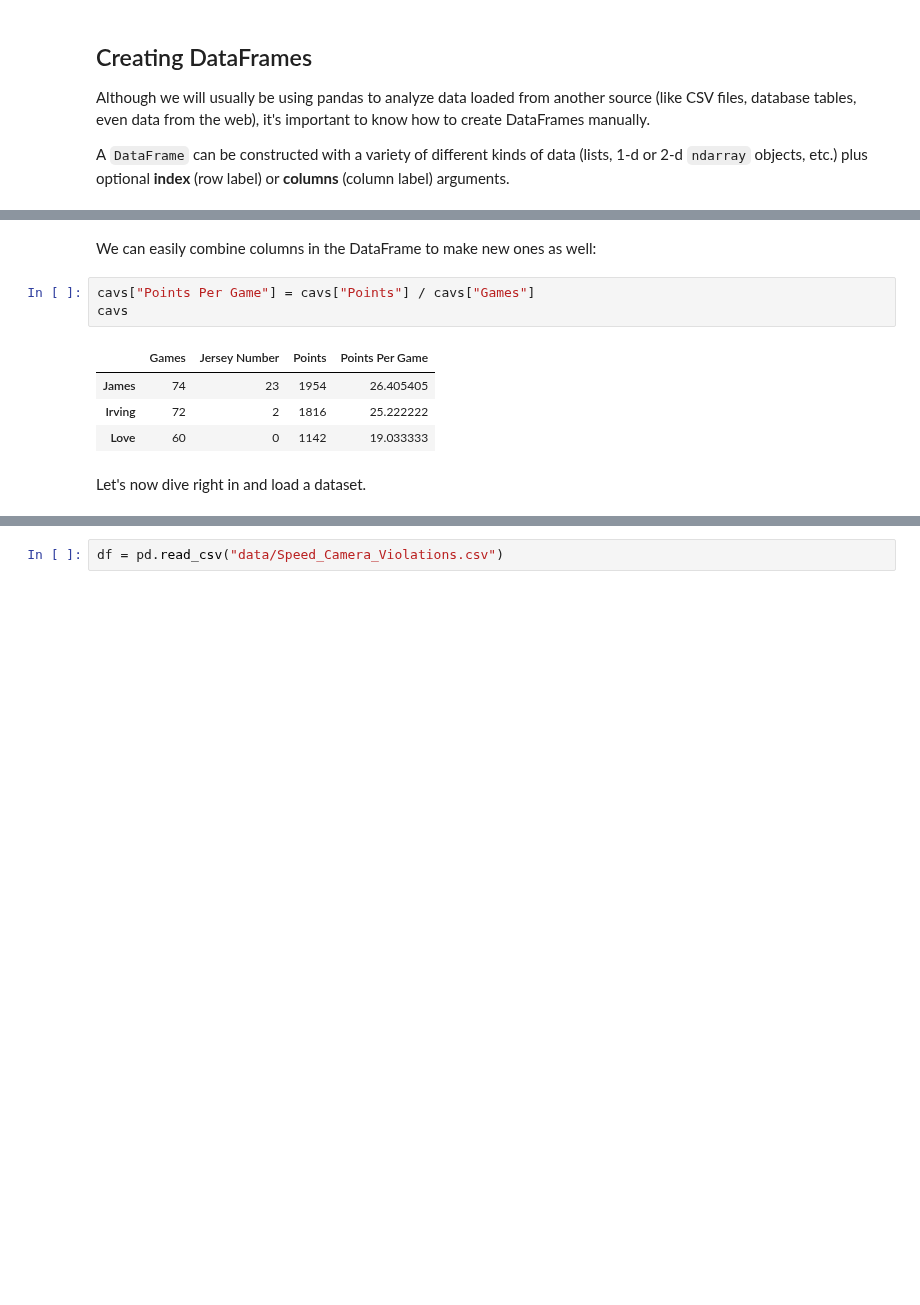
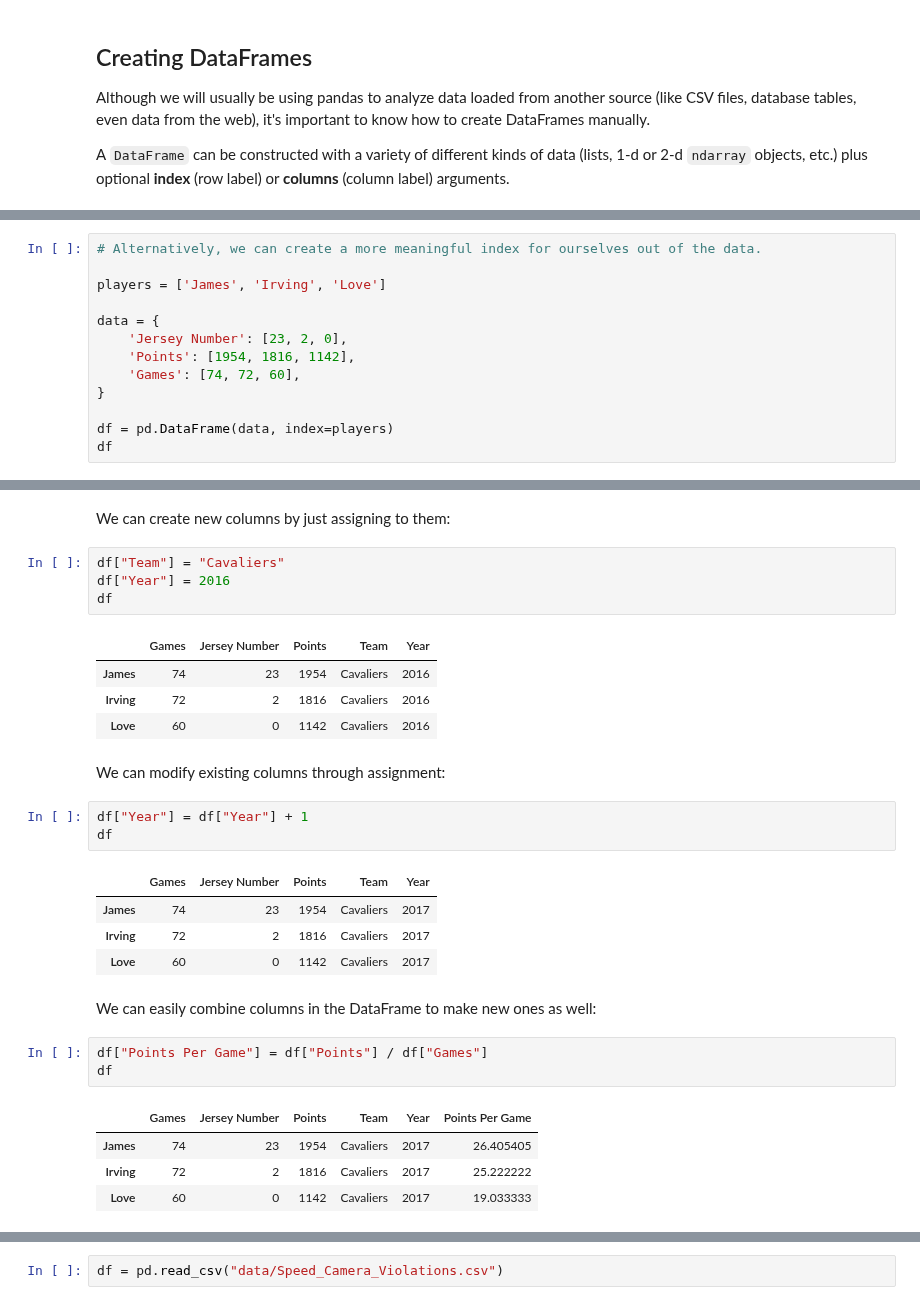
Before and after one commit to nuitrcs/pythonworkshops, a Jupyter notebook: dataanalysis/pandas/Lesson 1 - Basics.ipynb, the cells around one changed output, grey strips where cells are left out. Drawn from its saved outputs; the diff is of its cells as text; blank space fills up the shorter version.

```diff
--- a/dataanalysis/pandas/Lesson 1 - Basics.ipynb
+++ b/dataanalysis/pandas/Lesson 1 - Basics.ipynb
@@ -61,0 +38,13 @@ pd.DataFrame(np.random.randn(7,4), index=['Sun', 'Mon', 'Tue', 'Wed', 'Thu', 'Fr
+# %%
+# Alternatively, we can create a more meaningful index for ourselves out of the data.
+
+players = ['James', 'Irving', 'Love']
+
+data = {
+    'Jersey Number': [23, 2, 0],
+    'Points': [1954, 1816, 1142],
+    'Games': [74, 72, 60],
+}
+
+df = pd.DataFrame(data, index=players)
+df
@@ -62,12 +65,31 @@ pd.DataFrame(np.random.randn(7,4), index=['Sun', 'Mon', 'Tue', 'Wed', 'Thu', 'Fr
+# %% [markdown]
+We can create new columns by just assigning to them:
+# %%
+df["Team"] = "Cavaliers"
+df["Year"] = 2016
+df
+# %% [output]
+|  | Games | Jersey Number | Points | Team | Year |
+| James | 74 | 23 | 1954 | Cavaliers | 2016 |
+| Irving | 72 | 2 | 1816 | Cavaliers | 2016 |
+| Love | 60 | 0 | 1142 | Cavaliers | 2016 |
+# %% [markdown]
+We can modify existing columns through assignment:
+# %%
+df["Year"] = df["Year"] + 1
+df
+# %% [output]
+|  | Games | Jersey Number | Points | Team | Year |
+| James | 74 | 23 | 1954 | Cavaliers | 2017 |
+| Irving | 72 | 2 | 1816 | Cavaliers | 2017 |
+| Love | 60 | 0 | 1142 | Cavaliers | 2017 |
 # %% [markdown]
 We can easily combine columns in the DataFrame to make new ones as well:
 # %%
-cavs["Points Per Game"] = cavs["Points"] / cavs["Games"]
-cavs
+df["Points Per Game"] = df["Points"] / df["Games"]
+df
 # %% [output]
-|  | Games | Jersey Number | Points | Points Per Game |
-| James | 74 | 23 | 1954 | 26.405405 |
-| Irving | 72 | 2 | 1816 | 25.222222 |
-| Love | 60 | 0 | 1142 | 19.033333 |
+|  | Games | Jersey Number | Points | Team | Year | Points Per Game |
+| James | 74 | 23 | 1954 | Cavaliers | 2017 | 26.405405 |
+| Irving | 72 | 2 | 1816 | Cavaliers | 2017 | 25.222222 |
+| Love | 60 | 0 | 1142 | Cavaliers | 2017 | 19.033333 |
-# %% [markdown]
-Let's now dive right in and load a dataset.
```
Also changed, not shown: parts of 33 cells of this notebook, 1 other file.
